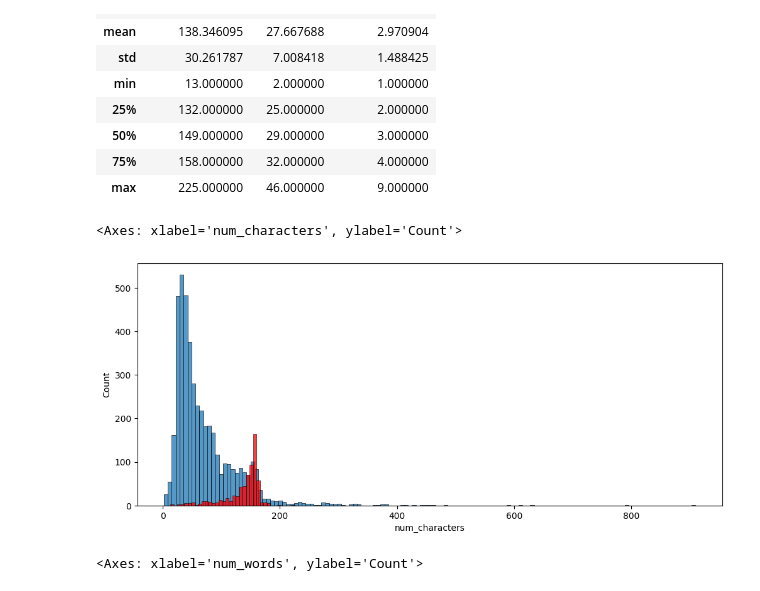
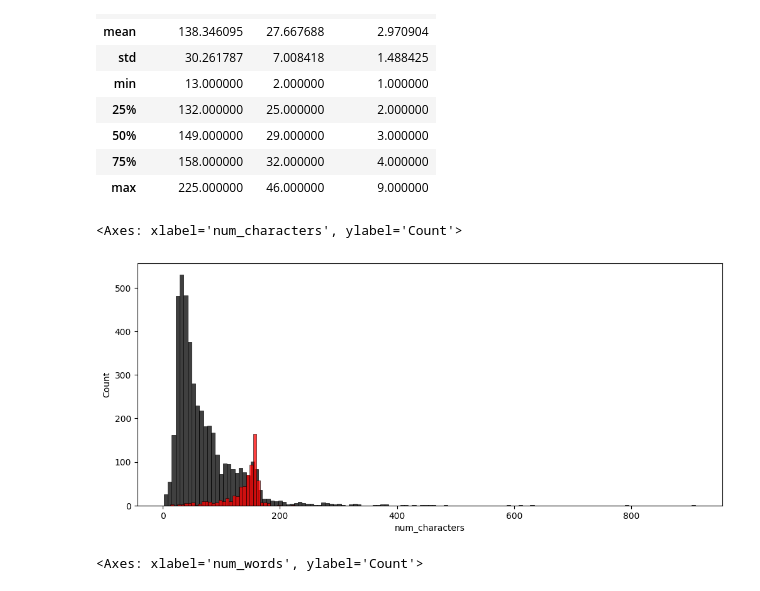
Before and after one commit to SandeepMuhal88/Project_In_Machine_Learning, a Jupyter notebook: SMS_Spam_Classifiers/notenook.ipynb, the cells around one changed output. Saved outputs shown, nothing was run; the diff lists cells and outputs as text; code cells hidden in the pictures.

```diff
--- a/SMS_Spam_Classifiers/notenook.ipynb
+++ b/SMS_Spam_Classifiers/notenook.ipynb
@@ -222,13 +207,13 @@ df[df['label'] == 1][['num_characters','num_words','num_sentences']].describe()
 # %%
 import seaborn as sns
 import matplotlib.pyplot as plt
 
 plt.figure(figsize=(12,5))
-sns.histplot(df[df['label']==0]['num_characters'])
-sns.histplot(df[df['label']==1]['num_characters'], color='red')
+sns.histplot(df[df['label']==0]['num_characters'],color='black', label='ham')
+sns.histplot(df[df['label']==1]['num_characters'], color='red', label='spam')
 # %% [output]
 <Axes: xlabel='num_characters', ylabel='Count'>
-[figure, old version]
+[figure, new version]
 # %%
 plt.figure(figsize=(12,6))
 sns.histplot(df[df['label'] == 0]['num_words'])
```
Also changed, not shown: parts of 62 cells of this notebook.
